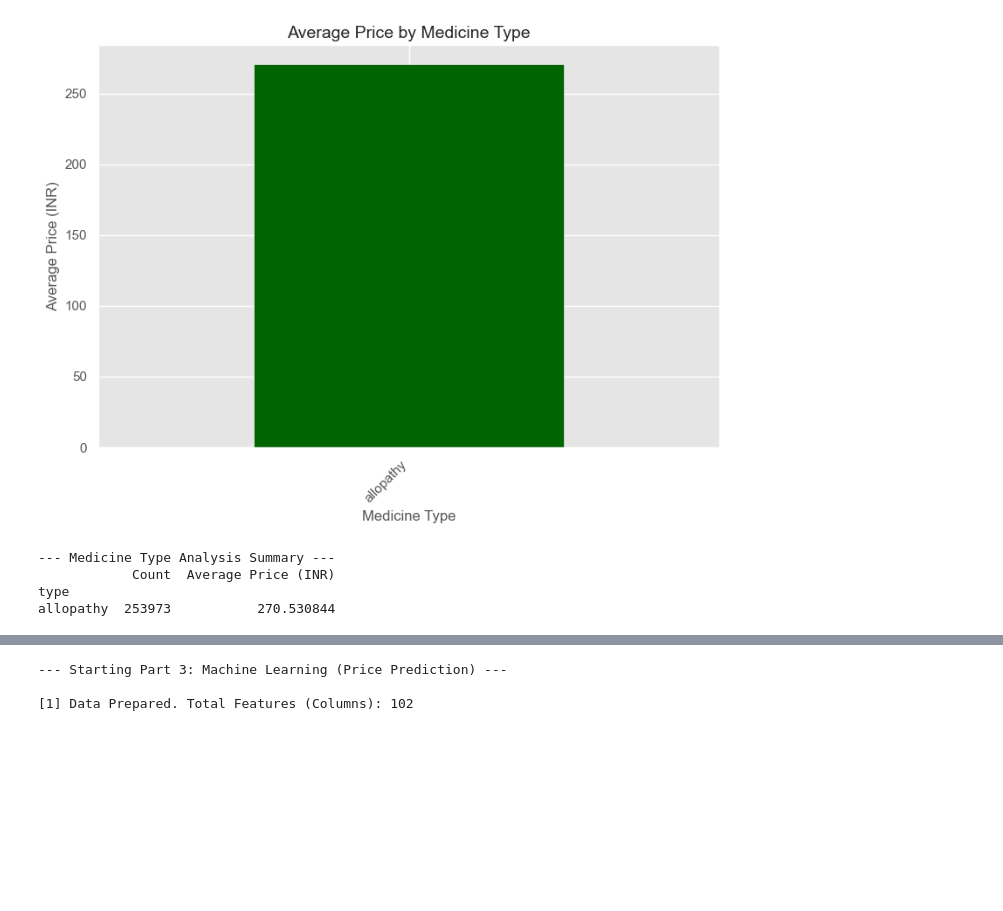
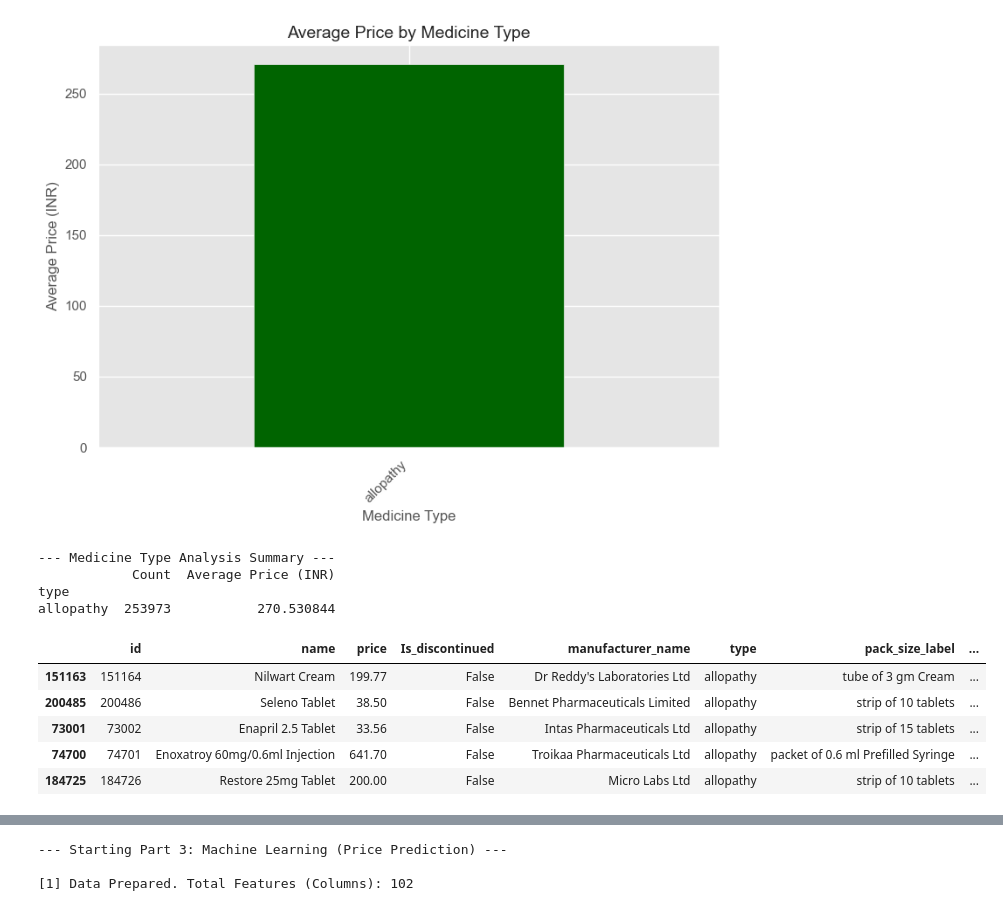
Before and after one commit to tomekl007/manning_vibe_engineering, a Jupyter notebook: CH_04/drug analysis.ipynb, the cells around one changed output, grey strips where cells are left out. Saved outputs shown, nothing was run; the diff lists cells and outputs as text; code cells hidden in the pictures; blank space fills up the shorter version.

```diff
--- a/CH_04/drug analysis.ipynb
+++ b/CH_04/drug analysis.ipynb
@@ -350,6 +350,17 @@ Percentage of Discontinued Products: 3.11%
             Count  Average Price (INR)
 type
 allopathy  253973           270.530844
+# %%
+df = pd.read_csv("data/updated_indian_medicine_data.csv")
+df.sample(5)
+df[df["side_effects"].notna()].sample(5)
+# %% [output]
+|  | id | name | price | Is_discontinued | manufacturer_name | type | pack_size_label | ... |
+| 151163 | 151164 | Nilwart Cream | 199.77 | False | Dr Reddy's Laboratories Ltd | allopathy | tube of 3 gm Cream | ... |
+| 200485 | 200486 | Seleno Tablet | 38.50 | False | Bennet Pharmaceuticals Limited | allopathy | strip of 10 tablets | ... |
+| 73001 | 73002 | Enapril 2.5 Tablet | 33.56 | False | Intas Pharmaceuticals Ltd | allopathy | strip of 15 tablets | ... |
+| 74700 | 74701 | Enoxatroy 60mg/0.6ml Injection | 641.70 | False | Troikaa Pharmaceuticals Ltd | allopathy | packet of 0.6 ml Prefilled Syringe | ... |
+| 184725 | 184726 | Restore 25mg Tablet | 200.00 | False | Micro Labs Ltd | allopathy | strip of 10 tablets | ... |
 # %%
 import pandas as pd
 import re
```
Also changed, not shown: parts of 3 cells of this notebook.
